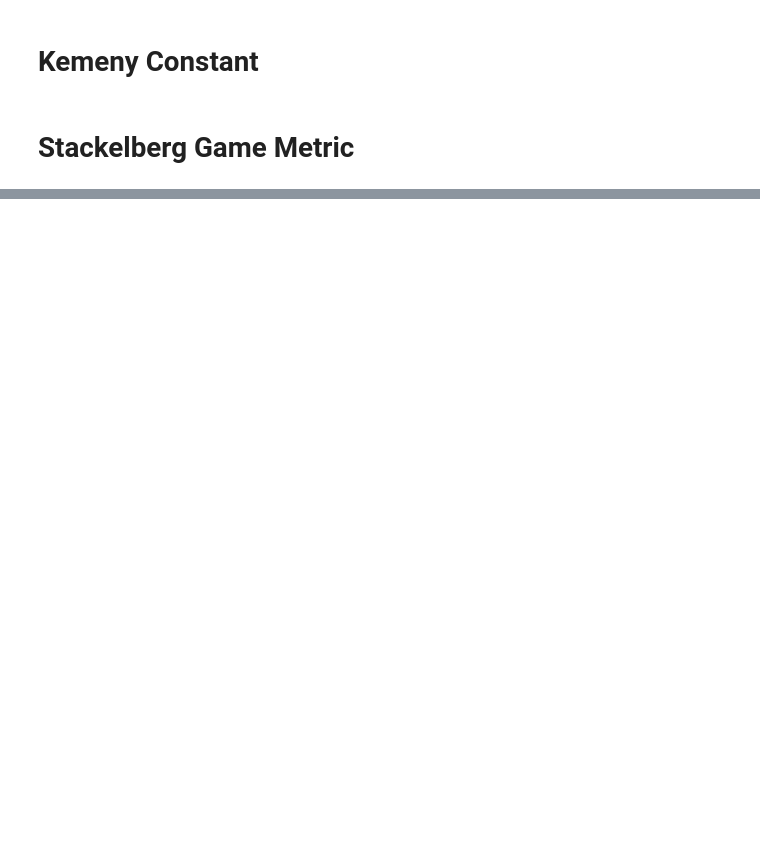
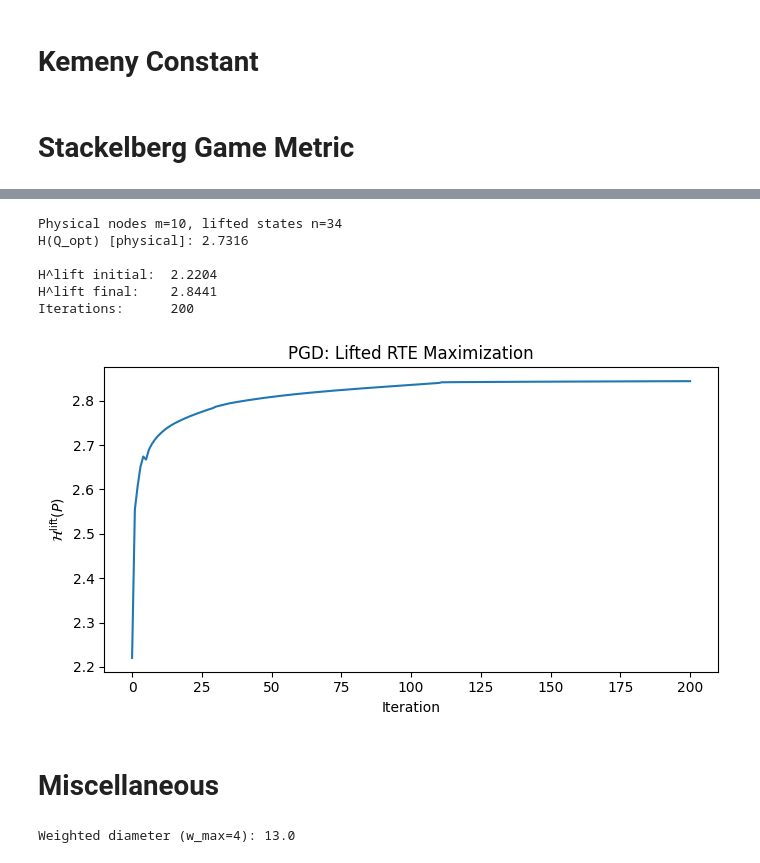
Before and after one commit to yohanjohn307/markov-chain-lifting, a Jupyter notebook: debug.ipynb, the cells around one changed output, grey strips where cells are left out. Saved outputs shown, nothing was run; the diff lists cells and outputs as text; code cells hidden in the pictures; blank space fills up the shorter version.

```diff
--- a/debug.ipynb
+++ b/debug.ipynb
@@ -268,0 +322,75 @@ Final J_lift:   0.1099
+# %%
+from graph import degree_lifting, random_chain
+from optimize import make_grad_rte, make_project_Q, projected_gradient_descent
+from metrics import lifted_return_time_entropy
+from markov import ergodic_flow_to_transition
+
+# --- Degree lifting: node j gets deg(j) virtual states ---
+V = degree_lifting(A)
+n, m = V.shape
+
+print(f"Physical nodes m={m}, lifted states n={n}")
+
+# --- Random initialization in the lifted space ---
+eps = 1e-6
+Q_opt_ceil = (Q_opt > eps).astype(int)
+A_lift = V @ Q_opt_ceil @ V.T
+Q_lift_init = random_chain(A_lift, seed=seed)
+
+# Project onto the feasible lifting set of Q_opt (Eq. 34)
+project_fn_lift = make_project_Q(Q_opt, V)
+Q_lift_0 = project_fn_lift(Q_lift_init)
+
+# pi_bar is the (fixed) physical stationary distribution associated with Q_opt,
+# i.e. Q_opt's row sums, held fixed by the lifting constraint V^T Q V = Q_opt
+grad_rte_lift = make_grad_rte(pi_bar, eta, V)
+
+# H^lift is to be maximized, so PGD minimizes the negated metric/gradient.
+neg_grad_rte_lift = lambda Q: tuple(-x for x in grad_rte_lift(Q))
+
+print(f"H(Q_opt) [physical]: {H_final:.4f}")
+
+# --- PGD to maximize H^lift subject to Q being a lifting of Q_opt ---
+Q_lift_opt, hist_lift, n_iters_lift = projected_gradient_descent(
+    Q_lift_0, neg_grad_rte_lift, project_fn_lift, alpha=1e-3, n_iter=200, tol=1e-6
+)
+
+P_lift_opt = ergodic_flow_to_transition(Q_lift_opt)
+H_lift_final = lifted_return_time_entropy(P_lift_opt, V, eta=eta)
+
+print(f"\nH^lift initial:  {-hist_lift[0]:.4f}")
+print(f"H^lift final:    {H_lift_final:.4f}")
+print(f"Iterations:      {n_iters_lift}")
+
+plt.figure(figsize=(7, 4))
+plt.plot([-v for v in hist_lift])
+plt.xlabel("Iteration")
+plt.ylabel(r"$\mathcal{H}^\mathrm{lift}(P)$")
+plt.title("PGD: Lifted RTE Maximization")
+plt.tight_layout()
+plt.show()
+# %% [output]
+Physical nodes m=10, lifted states n=34
+H(Q_opt) [physical]: 2.7316
+
+H^lift initial:  2.2204
+H^lift final:    2.8441
+Iterations:      200
+[figure, added]
+# %% [markdown]
+# Miscellaneous
+# %%
+import networkx as nx
+from graph import san_francisco_graph, prune_long_edges
+
+A_sf, W_sf, pi_bar_sf = san_francisco_graph()
+w_max = 4
+A_sf_pruned = prune_long_edges(A_sf, W_sf, threshold=w_max)
+
+G_sf = nx.from_numpy_array(A_sf_pruned * W_sf, create_using=nx.DiGraph)
+lengths_sf = dict(nx.all_pairs_dijkstra_path_length(G_sf, weight="weight"))
+weighted_diameter = max(d for targets in lengths_sf.values() for d in targets.values())
+
+print(f"Weighted diameter (w_max={w_max}): {weighted_diameter}")
+# %% [output]
+Weighted diameter (w_max=4): 13.0
```
Also changed, not shown: parts of 7 cells of this notebook, 7 other files.
